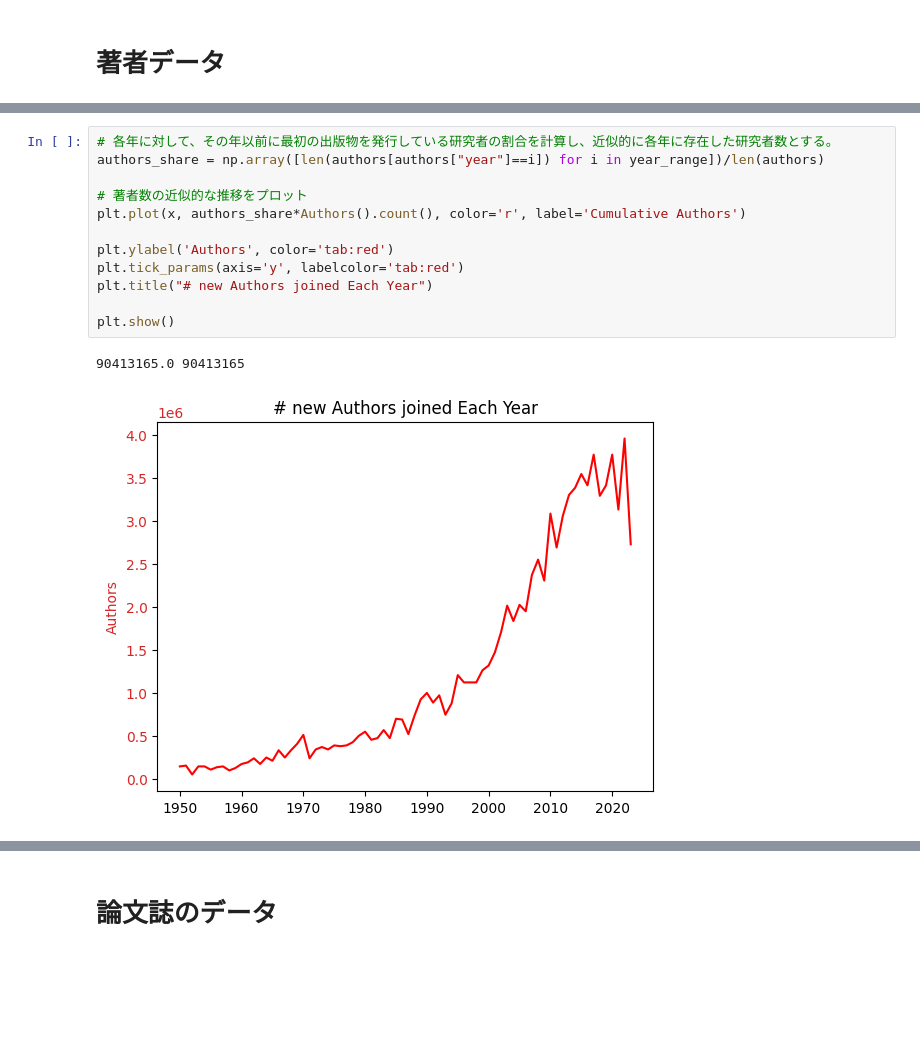
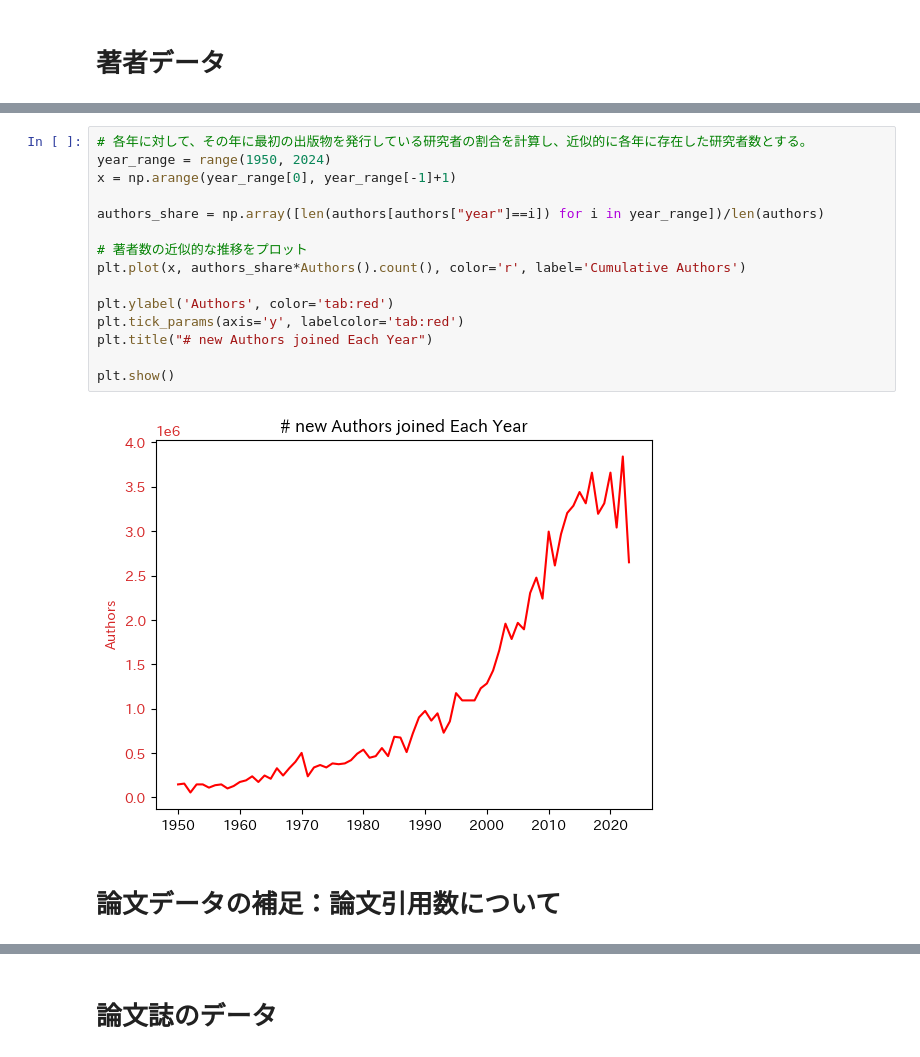
Before and after one commit to ScisciJP/tutorial_jp, a Jupyter notebook: 1-GettingStarted.ipynb, the cells around one changed output, grey strips where cells are left out. Saved outputs shown, nothing was run; the diff lists cells and outputs as text; blank space fills up the shorter version.

```diff
--- a/1-GettingStarted.ipynb
+++ b/1-GettingStarted.ipynb
@@ -170,18 +192,22 @@ NameError: name 'tqdm' is not defined
 # %%
-# 各年に対して、その年以前に最初の出版物を発行している研究者の割合を計算し、近似的に各年に存在した研究者数とする。
+# 各年に対して、その年に最初の出版物を発行している研究者の割合を計算し、近似的に各年に存在した研究者数とする。
+year_range = range(1950, 2024)
+x = np.arange(year_range[0], year_range[-1]+1)
+
 authors_share = np.array([len(authors[authors["year"]==i]) for i in year_range])/len(authors)
 
 # 著者数の近似的な推移をプロット
 plt.plot(x, authors_share*Authors().count(), color='r', label='Cumulative Authors')
 
 plt.ylabel('Authors', color='tab:red')
 plt.tick_params(axis='y', labelcolor='tab:red')
 plt.title("# new Authors joined Each Year")
 
 plt.show()
 # %% [output]
-90413165.0 90413165
-[figure, old version]
+[figure, new version]
+# %% [markdown]
+#  論文データの補足：論文引用数について
 # %%
 import numpy as np
 import matplotlib.pyplot as plt
```
Also changed, not shown: parts of 12 cells of this notebook, 4 other files.
